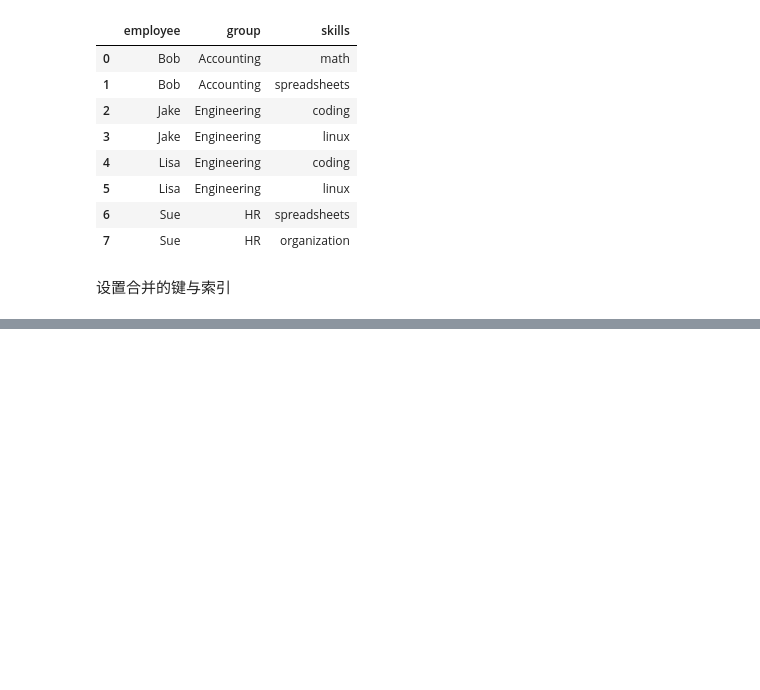
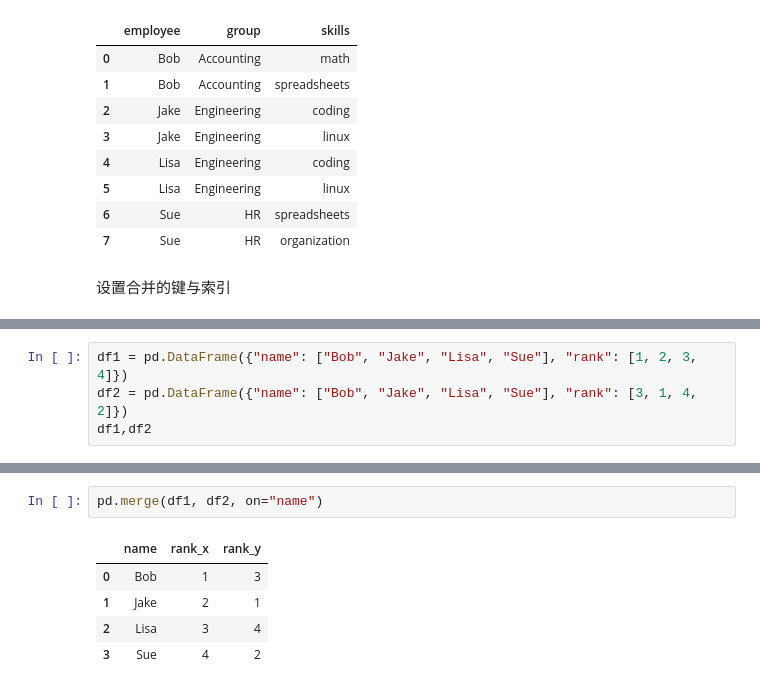
Before and after one commit to liuyankai2001/data_analysis, a Jupyter notebook: 05.pandas的数据组合函数/数据组合.ipynb, the cells around one changed output, grey strips where cells are left out. Cells and saved outputs as stored; diff of their text form; blank space fills up the shorter version.

```diff
--- a/05.pandas的数据组合函数/数据组合.ipynb
+++ b/05.pandas的数据组合函数/数据组合.ipynb
@@ -254,0 +421,4 @@ pd.merge(df1, df2)
+# %%
+df1 = pd.DataFrame({"name": ["Bob", "Jake", "Lisa", "Sue"], "rank": [1, 2, 3, 4]})
+df2 = pd.DataFrame({"name": ["Bob", "Jake", "Lisa", "Sue"], "rank": [3, 1, 4, 2]})
+df1,df2
@@ -254,0 +436,8 @@ pd.merge(df1, df2)
+# %%
+pd.merge(df1, df2, on="name")
+# %% [output]
+|  | name | rank_x | rank_y |
+| 0 | Bob | 1 | 3 |
+| 1 | Jake | 2 | 1 |
+| 2 | Lisa | 3 | 4 |
+| 3 | Sue | 4 | 2 |
```
Also changed, not shown: parts of 20 cells of this notebook, 1 other file.
